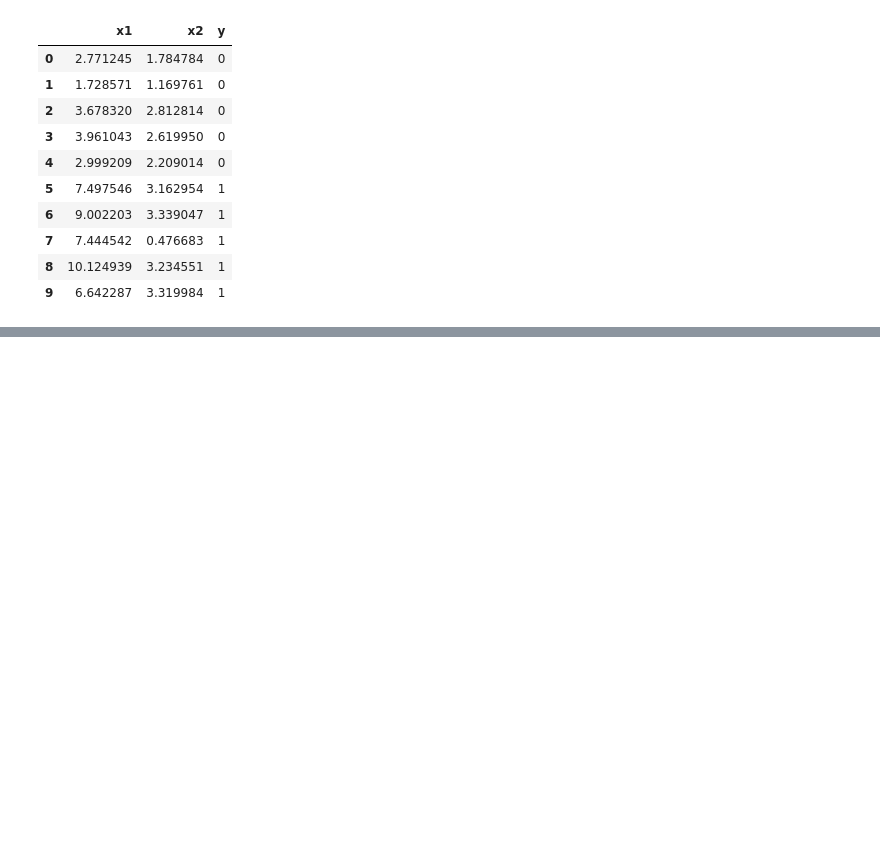
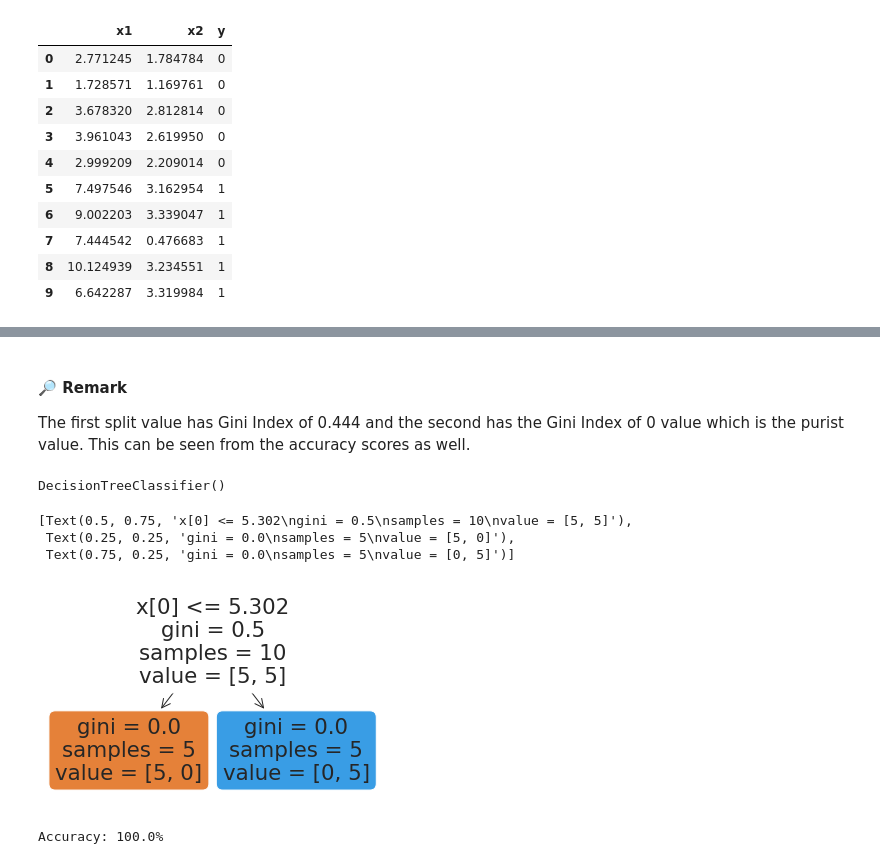
Before and after one commit to muscak/Master-Machine-Learning-Algorithms, a Jupyter notebook: Nonlinear-Algorithms/CART/CART.ipynb, the cells around one changed output, grey strips where cells are left out. Cells and saved outputs as stored; diff of their text form; code cells hidden in the pictures; blank space fills up the shorter version.

```diff
--- a/Nonlinear-Algorithms/CART/CART.ipynb
+++ b/Nonlinear-Algorithms/CART/CART.ipynb
@@ -186,0 +224,4 @@ Gini:  0.0
+# %% [markdown]
+#### 🔎 Remark
+
+The first split value has Gini Index of 0.444 and the second has the Gini Index of 0 value which is the purist value. This can be seen from the accuracy scores as well.
@@ -186,0 +233,24 @@ Gini:  0.0
+# %%
+model = DecisionTreeClassifier()
+x = df_train.drop('y', axis=1)
+y = df_train['y']
+model.fit(x, y)
+# %% [output]
+DecisionTreeClassifier()
+# %%
+from sklearn.tree import plot_tree
+plot_tree(model, filled=True, rounded=True)
+# %% [output]
+[Text(0.5, 0.75, 'x[0] <= 5.302\ngini = 0.5\nsamples = 10\nvalue = [5, 5]'),
+ Text(0.25, 0.25, 'gini = 0.0\nsamples = 5\nvalue = [5, 0]'),
+ Text(0.75, 0.25, 'gini = 0.0\nsamples = 5\nvalue = [0, 5]')]
+[figure, added]
+# %%
+x_test = df_test.drop('y', axis=1)
+y_hat = model.predict(x_test)
+
+acc = accuracy_score(y_test, y_hat) * 100
+
+print('Accuracy: {:.1f}%'.format(acc))
+# %% [output]
+Accuracy: 100.0%
```
Also changed, not shown: parts of 17 cells of this notebook.
